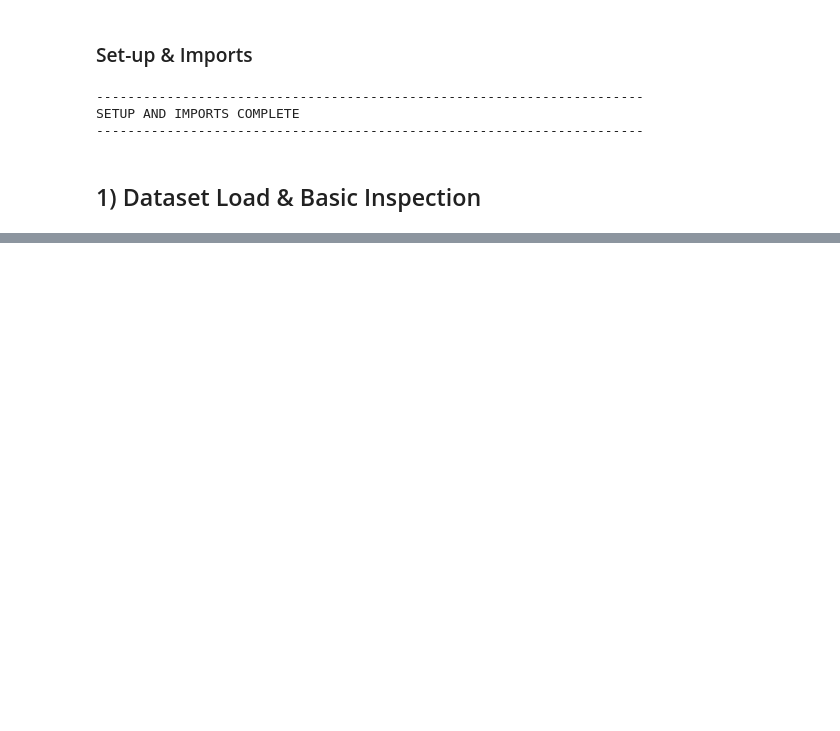
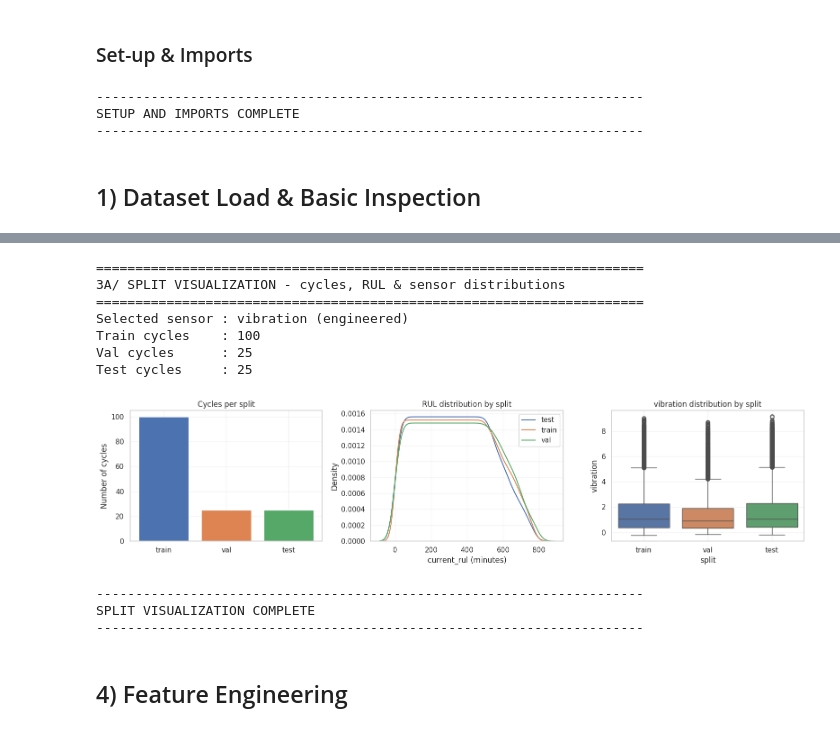
Before and after one commit to canozkan17/ROS2-Based-Smart-Factory-Digital-Twin, a Jupyter notebook: model_process_pump_Training.ipynb, the cells around one changed output, grey strips where cells are left out. Drawn from its saved outputs; the diff is of its cells as text; code cells hidden in the pictures; blank space fills up the shorter version.

```diff
--- a/model_process_pump_Training.ipynb
+++ b/model_process_pump_Training.ipynb
@@ -814,0 +540,74 @@ plt.show()
+# %%
+# 3A/ Visualization: Split overview and comparisons
+print_header("3A/ SPLIT VISUALIZATION - cycles, RUL & sensor distributions")
+
+# Use engineered splits if available, otherwise fall back to RAW splits
+if 'df_train' in globals() and 'df_val' in globals() and 'df_test' in globals():
+    df_t, df_v, df_te = df_train, df_val, df_test
+    source_note = "(engineered)"
+else:
+    assert 'df_train_raw' in globals() and 'df_val_raw' in globals() and 'df_test_raw' in globals(), "Train/Val/Test raw splits not found; run the split cell first"
+    df_t, df_v, df_te = df_train_raw, df_val_raw, df_test_raw
+    source_note = "(RAW)"
+
+# Ensure RUL is present
+assert 'current_rul' in df_t.columns, "current_rul missing in selected split dataframe"
+
+# Choose a sensor to visualize (prefer 'vibration' or fall back to first numeric sensor)
+preferred = 'vibration'
+if preferred in df_t.columns:
+    sensor_col = preferred
+else:
+    exclude = {'cycle_id', 'time_min', 'timestamp', 'total_rul', 'current_rul'}
+    numeric = get_numeric_sensor_cols(df_t, exclude)
+    sensor_col = numeric[0] if len(numeric) > 0 else None
+
+assert sensor_col is not None, "No suitable sensor or feature column found for visualization"
+
+# Prepare combined dataframe for easy plotting
+def tag_split(df, name):
+    d = df[[sensor_col, 'current_rul', 'cycle_id']].copy()
+    d['split'] = name
+    return d
+
+plot_df = pd.concat([tag_split(df_t, 'train'), tag_split(df_v, 'val'), tag_split(df_te, 'test')], ignore_index=True)
+
+print_kv([('Selected sensor', f"{sensor_col} {source_note}"), ('Train cycles', df_t['cycle_id'].nunique()), ('Val cycles', df_v['cycle_id'].nunique()), ('Test cycles', df_te['cycle_id'].nunique())])
+
+fig, axes = plt.subplots(1, 3, figsize=(16, 4))
+# Cycles per split
+counts = [df_t['cycle_id'].nunique(), df_v['cycle_id'].nunique(), df_te['cycle_id'].nunique()]
+axes[0].bar(['train', 'val', 'test'], counts, color=['#4c72b0', '#dd8452', '#55a868'])
+axes[0].set_title('Cycles per split')
+axes[0].set_ylabel('Number of cycles')
+axes[0].grid(alpha=0.25)
+
+# RUL distribution (overlayed KDEs)
+for name, grp in plot_df.groupby('split'):
+    sns.kdeplot(grp['current_rul'], ax=axes[1], label=name, fill=False)
+axes[1].set_title('RUL distribution by split')
+axes[1].set_xlabel('current_rul (minutes)')
+axes[1].legend()
+axes[1].grid(alpha=0.25)
+# Sensor distribution (boxplot)
+sns.boxplot(x='split', y=sensor_col, data=plot_df, ax=axes[2], palette=['#4c72b0', '#dd8452', '#55a868'])
+axes[2].set_title(f'{sensor_col} distribution by split')
+axes[2].grid(alpha=0.25)
+plt.tight_layout()
+plt.show()
+
+print_footer("SPLIT VISUALIZATION COMPLETE")
+# %% [output]
+======================================================================
+3A/ SPLIT VISUALIZATION - cycles, RUL & sensor distributions
+======================================================================
+Selected sensor : vibration (engineered)
+Train cycles    : 100
+Val cycles      : 25
+Test cycles     : 25
+[figure, added]
+----------------------------------------------------------------------
+SPLIT VISUALIZATION COMPLETE
+----------------------------------------------------------------------
+# %% [markdown]
+## 4) Feature Engineering
```
Also changed, not shown: parts of 47 cells of this notebook, 19 other files.
